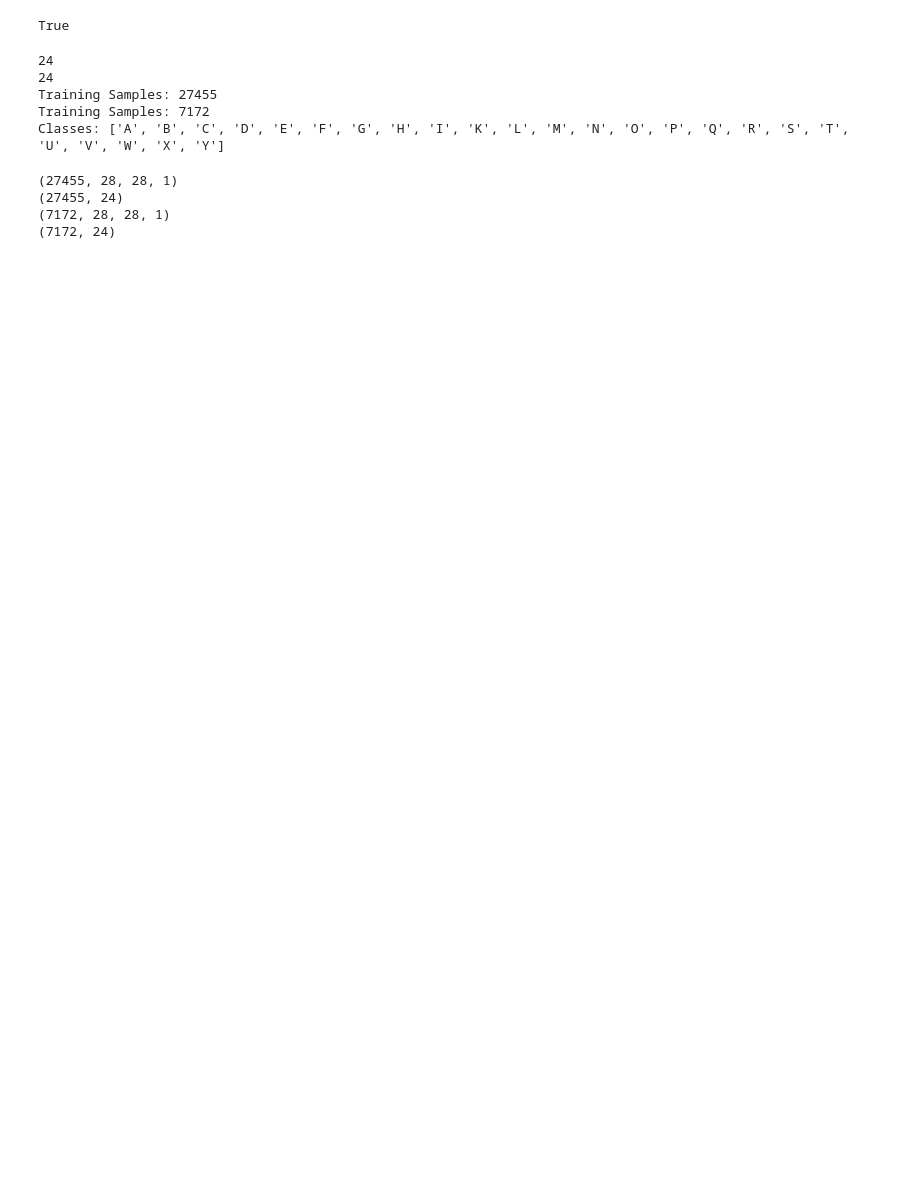
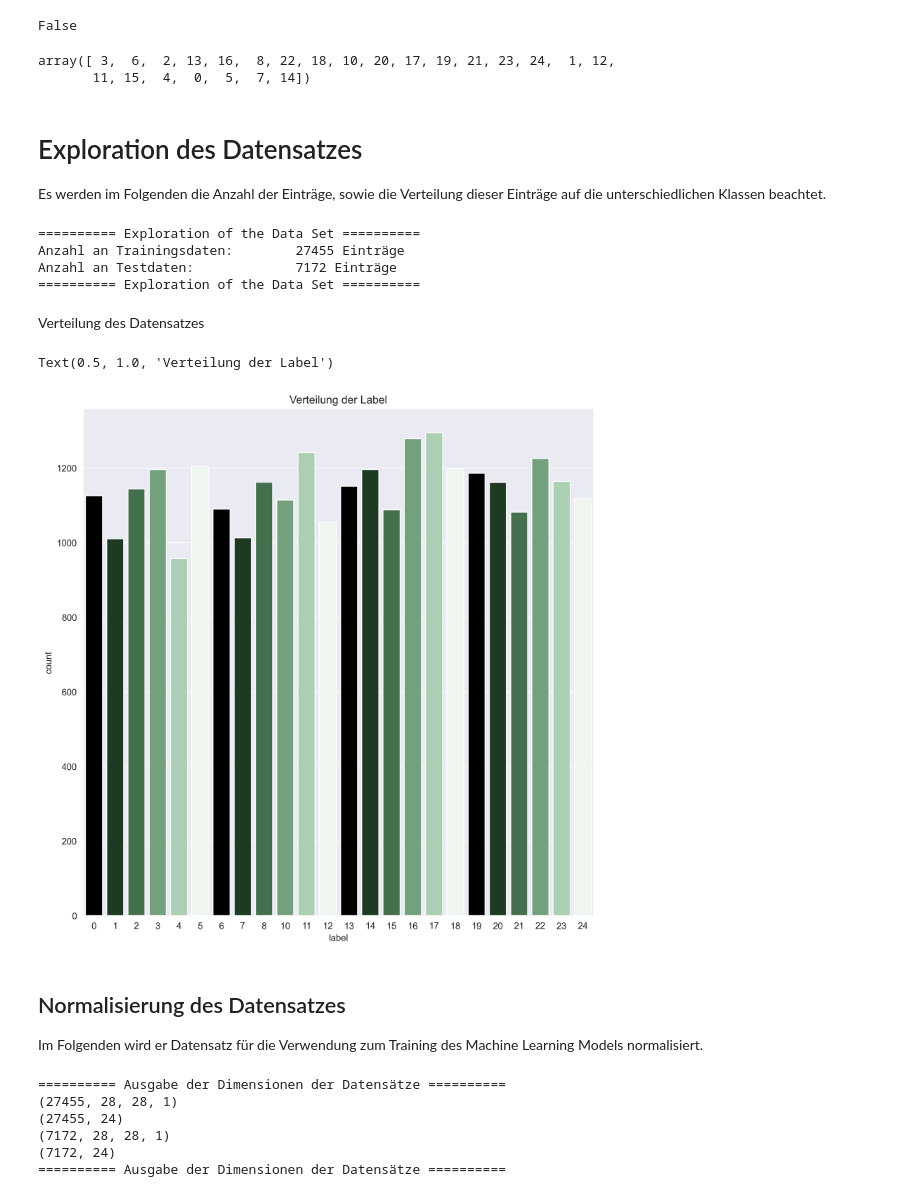
Before and after one commit to TjarkGerken/ml_intro_project, a Jupyter notebook: america_sign_language.ipynb, the cells around one changed output. Cells and saved outputs as stored; diff of their text form; code cells hidden in the pictures; blank space fills up the shorter version.

```diff
--- a/america_sign_language.ipynb
+++ b/america_sign_language.ipynb
@@ -14,7 +43,9 @@ from keras.preprocessing.image import ImageDataGenerator
 from sklearn import metrics
 from sklearn.preprocessing import LabelBinarizer
 # %%
+# Verändere diese Variable, um das Modell neu zu trainieren:
 retrain = True
+
 cache_path = "./models/"
 model_name = "american_dataset.h5"
 training_history = "training_history.csv"
@@ -29,27 +60,49 @@ if not os.path.exists(cache_path + model_name) or not os.path.exists(cache_path
 plt.rcParams["figure.dpi"] = 300
 plt.rcParams["figure.figsize"] = [20, 15]
 
-train_df = pd.read_csv("data/sign_mnist_train.csv")
-test_df = pd.read_csv("data/sign_mnist_test.csv")
+train_df = pd.read_csv("data/sign_mnist_train/sign_mnist_train.csv")
+test_df = pd.read_csv("data/sign_mnist_test/sign_mnist_test.csv")
+
+
+# train_df = pd.read_csv("data/sign_mnist_train.csv")
+# test_df = pd.read_csv("data/sign_mnist_test.csv")
 print(retrain)
 # %% [output]
-True
+False
+array([ 3,  6,  2, 13, 16,  8, 22, 18, 10, 20, 17, 19, 21, 23, 24,  1, 12,
+       11, 15,  4,  0,  5,  7, 14])
+# %% [markdown]
+# Exploration des Datensatzes
+
+Es werden im Folgenden die Anzahl der Einträge, sowie die Verteilung dieser Einträge auf die unterschiedlichen Klassen beachtet.
 # %%
-classes = pd.unique(train_df.label)
-print(len(classes))
 classes= ["A","B","C","D","E","F","G","H","I","K","L","M","N","O","P","Q","R","S","T","U","V","W","X","Y"]
-print(len(classes))
+
 train_num_samples = len(train_df)
 test_num_samples = len(test_df)
-print(f'Training Samples: {train_num_samples}')
-print(f'Training Samples: {test_num_samples}')
-print(f'Classes: {classes}')
+print(f"{'=' * 10} Exploration of the Data Set {'=' * 10}")
+print(f'Anzahl an Trainingsdaten: \t {train_num_samples} Einträge')
+print(f'Anzahl an Testdaten: \t\t {test_num_samples} Einträge')
+print(f"{'=' * 10} Exploration of the Data Set {'=' * 10}")
 # %% [output]
-24
-24
-Training Samples: 27455
-Training Samples: 7172
-Classes: ['A', 'B', 'C', 'D', 'E', 'F', 'G', 'H', 'I', 'K', 'L', 'M', 'N', 'O', 'P', 'Q', 'R', 'S', 'T', 'U', 'V', 'W', 'X', 'Y']
+========== Exploration of the Data Set ==========
+Anzahl an Trainingsdaten:        27455 Einträge
+Anzahl an Testdaten:             7172 Einträge
+========== Exploration of the Data Set ==========
+# %% [markdown]
+Verteilung des Datensatzes
+# %%
+plt.figure(figsize = (10,10))
+
+sns.countplot(train_df['label'])
+plt.title("Verteilung der Label")
+# %% [output]
+Text(0.5, 1.0, 'Verteilung der Label')
+[figure, added]
+# %% [markdown]
+## Normalisierung des Datensatzes
+
+Im Folgenden wird er Datensatz für die Verwendung zum Training des Machine Learning Models normalisiert.
 # %%
 y_train = train_df['label']
 y_test = test_df['label']
@@ -69,12 +122,17 @@ x_test = x_test / 255
 x_train = x_train.reshape(-1,28,28,1)
 x_test = x_test.reshape(-1,28,28,1)
 
+
+print("=" * 10 + " Ausgabe der Dimensionen der Datensätze " + "=" * 10 )
 print(x_train.shape)
 print(y_train.shape)
 print(x_test.shape)
 print(y_test.shape)
+print("=" * 10 + " Ausgabe der Dimensionen der Datensätze " + "=" * 10 )
 # %% [output]
+========== Ausgabe der Dimensionen der Datensätze ==========
 (27455, 28, 28, 1)
 (27455, 24)
 (7172, 28, 28, 1)
 (7172, 24)
+========== Ausgabe der Dimensionen der Datensätze ==========
```
Also changed, not shown: parts of 15 cells of this notebook, 6 other files.
